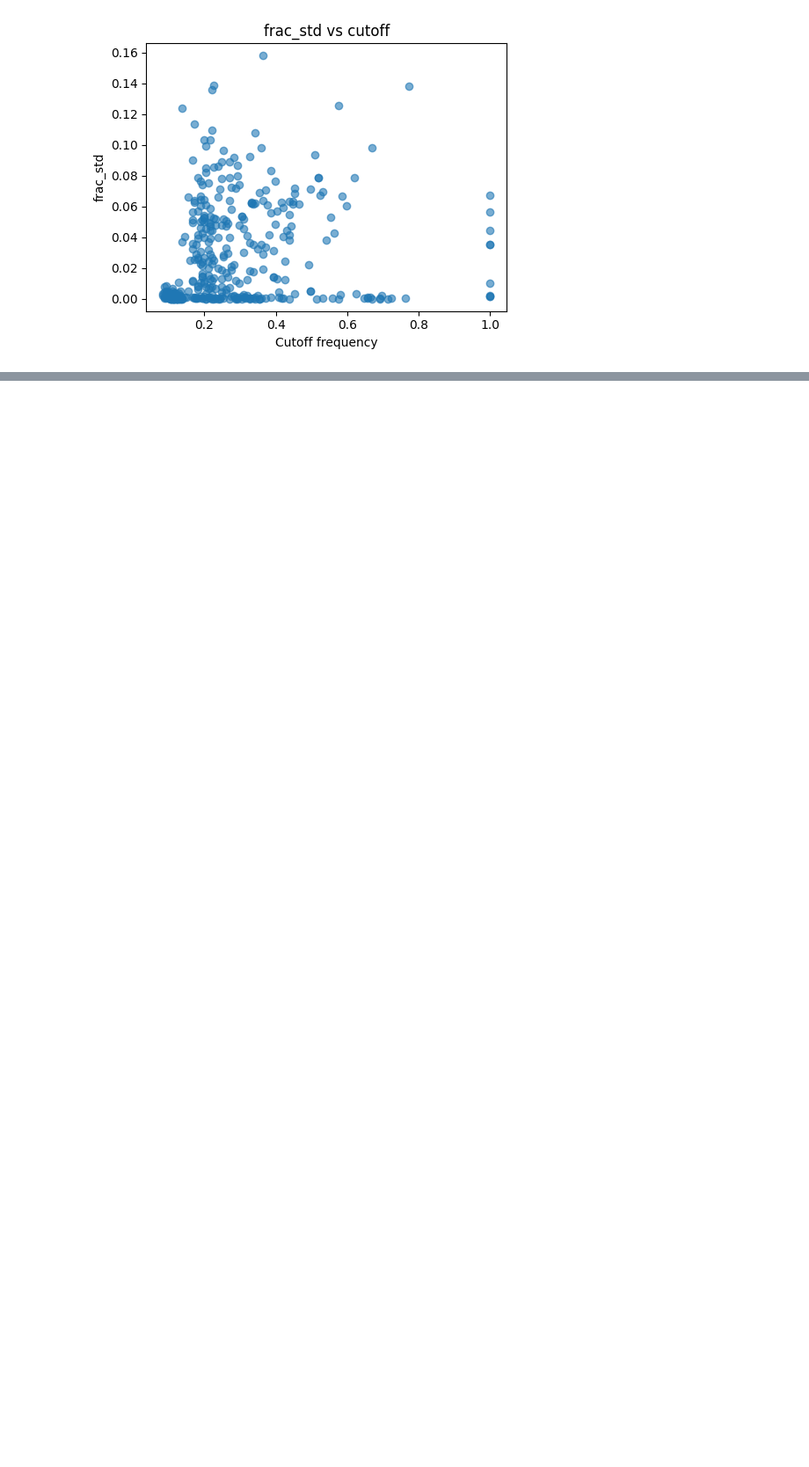
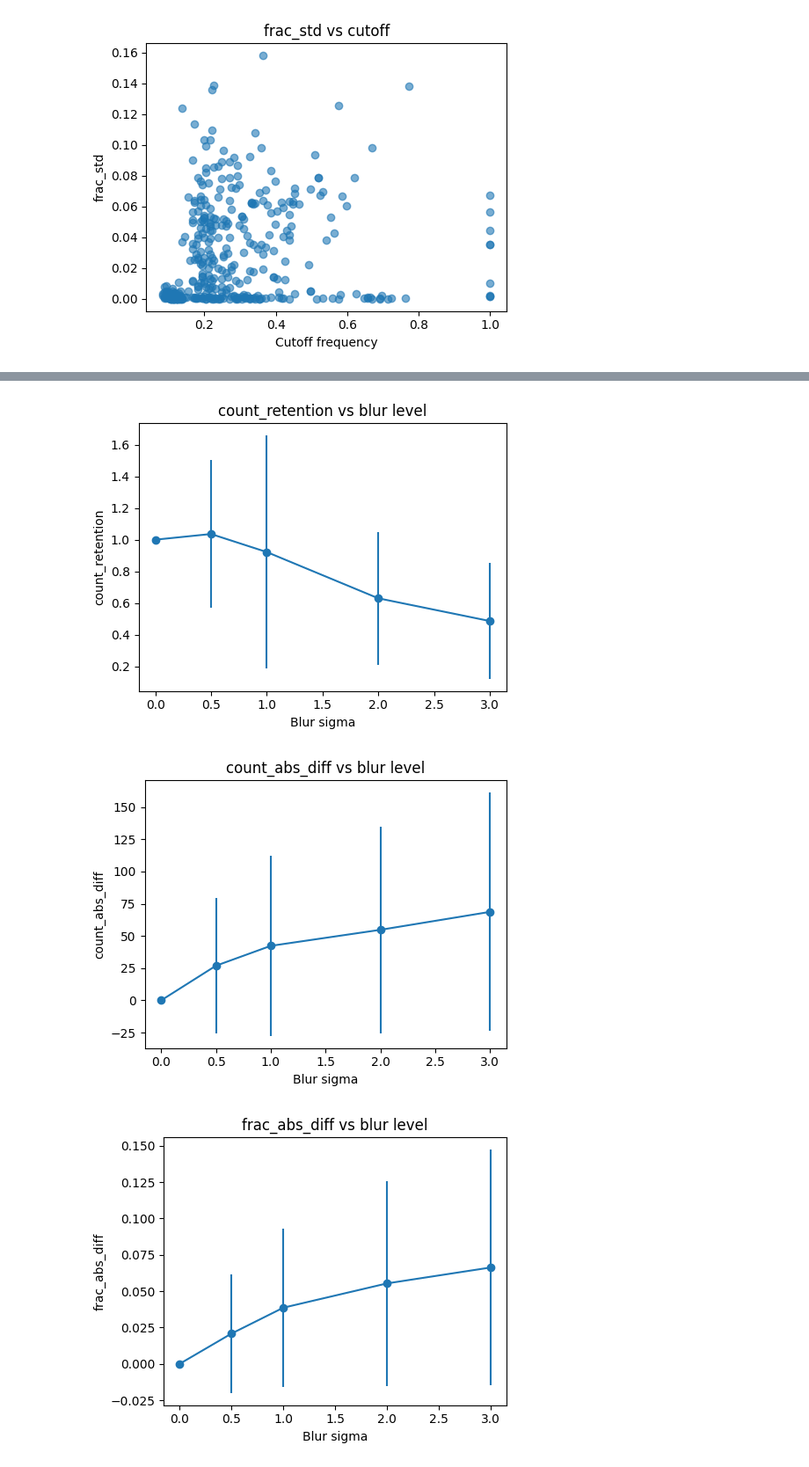
Before and after one commit to DwardEE/BME1462, a Jupyter notebook: image_verification.ipynb, the cells around one changed output, grey strips where cells are left out. Shown at 88% size. Drawn from its saved outputs; the diff is of its cells as text; code cells hidden in the pictures; blank space fills up the shorter version.

```diff
--- a/image_verification.ipynb
+++ b/image_verification.ipynb
@@ -323,0 +415,17 @@ for feat in ["count_std", "count_cv", "frac_std"]:
+# %%
+metrics = ["count_retention", "count_abs_diff", "frac_abs_diff", "mask_iou"]
+
+for m in metrics:
+    plt.figure(figsize=(5,4))
+    means = df_verif.groupby("blur_sigma")[m].mean()
+    stds = df_verif.groupby("blur_sigma")[m].std()
+    plt.errorbar(means.index, means.values, yerr=stds.values, marker='o')
+    plt.xlabel("Blur sigma")
+    plt.ylabel(m)
+    plt.title(f"{m} vs blur level")
+    plt.tight_layout()
+    plt.show()
+# %% [output]
+[figure, added]
+[figure, added]
+[figure, added]
```
Also changed, not shown: parts of 12 cells of this notebook.
